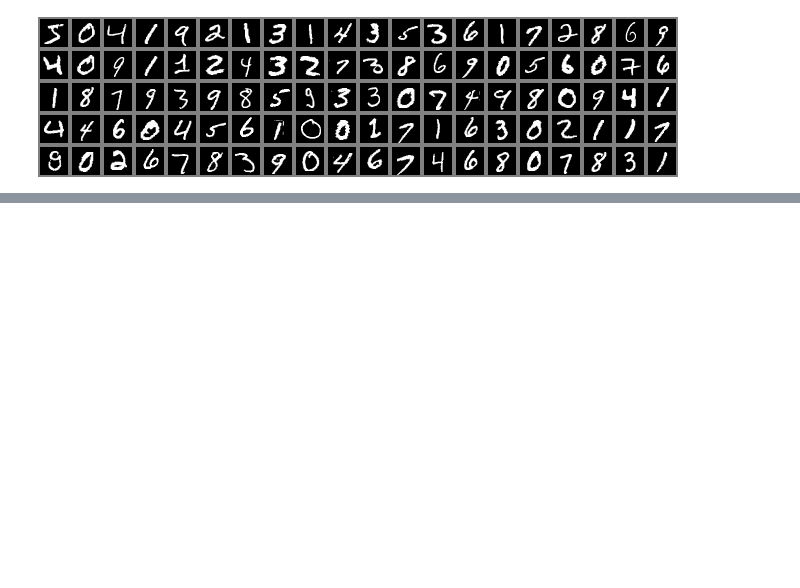
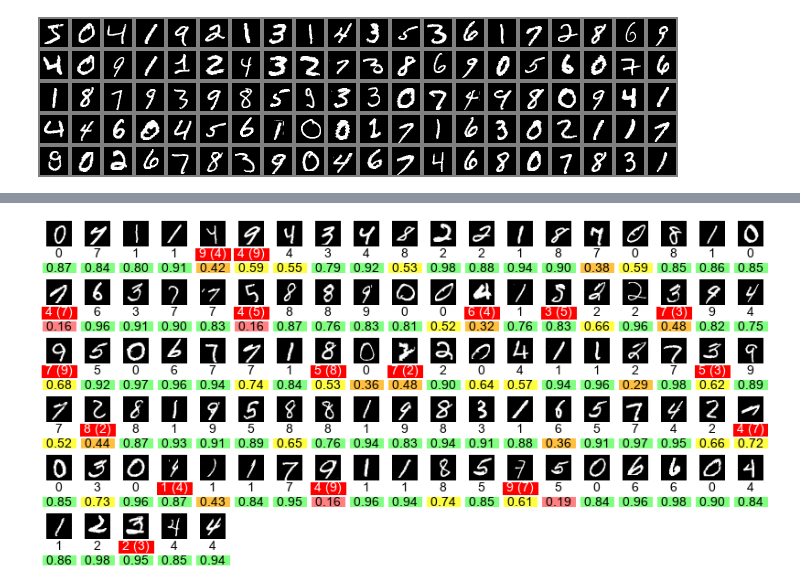
Before and after one commit to leovt/neural, a Jupyter notebook: Neural Network for MNIST.ipynb, the cells around one changed output, grey strips where cells are left out. Saved outputs shown, nothing was run; the diff lists cells and outputs as text; code cells hidden in the pictures; blank space fills up the shorter version.

```diff
--- a/Neural Network for MNIST.ipynb
+++ b/Neural Network for MNIST.ipynb
@@ -56,3 +98,8 @@ array([ 0.919, -0.757,  0.438,  0.043, -0.682,  0.974,  0.551, -0.66 ,
+# %%
+output_test = nn.apply(training_data[1000:1100])
+result_analysis(training_images[1000:1100], output_test, training_labels[1000:1100])
+# %% [output]
+[figure, added]
 # %%
 x = training_data[0]
 z = w.T @ x + b
```
Also changed, not shown: parts of 36 cells of this notebook.
